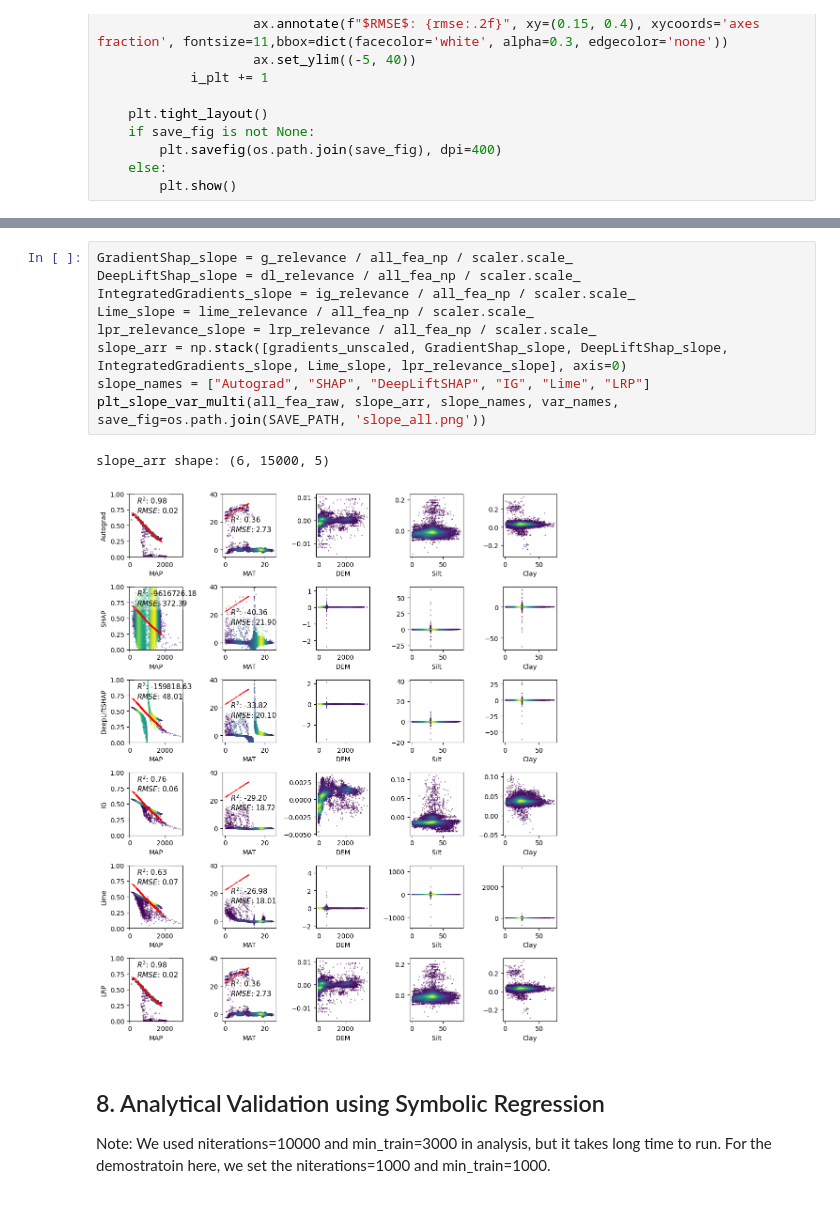
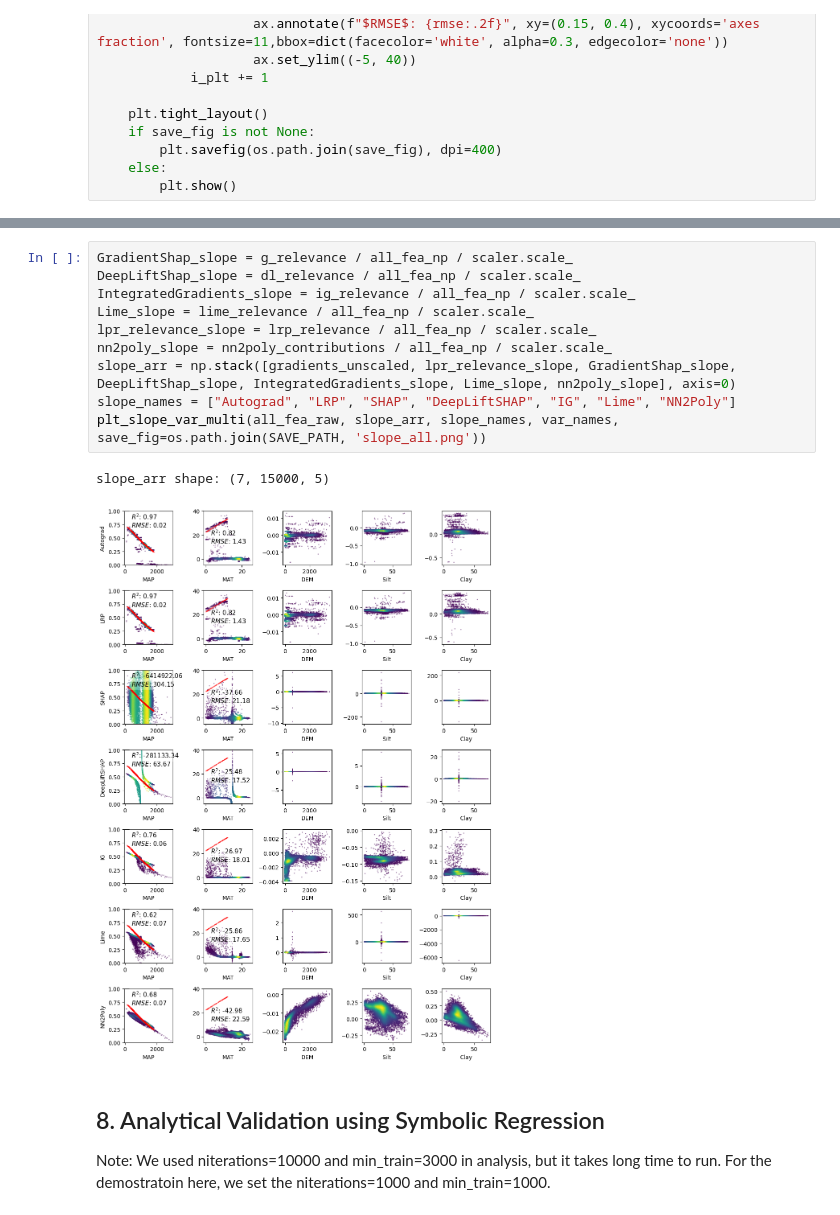
Before and after one commit to zhouqiang06/ADVISE, a Jupyter notebook: Demo_of_analysis_in_manuscript.ipynb, the cells around one changed output, grey strips where cells are left out. Drawn from its saved outputs; the diff is of its cells as text.

```diff
--- a/Demo_of_analysis_in_manuscript.ipynb
+++ b/Demo_of_analysis_in_manuscript.ipynb
@@ -732,15 +890,16 @@ contr_arr shape: (6, 15000, 5)
 # %%
 GradientShap_slope = g_relevance / all_fea_np / scaler.scale_
 DeepLiftShap_slope = dl_relevance / all_fea_np / scaler.scale_
 IntegratedGradients_slope = ig_relevance / all_fea_np / scaler.scale_
 Lime_slope = lime_relevance / all_fea_np / scaler.scale_
 lpr_relevance_slope = lrp_relevance / all_fea_np / scaler.scale_
-slope_arr = np.stack([gradients_unscaled, GradientShap_slope, DeepLiftShap_slope, IntegratedGradients_slope, Lime_slope, lpr_relevance_slope], axis=0)
-slope_names = ["Autograd", "SHAP", "DeepLiftSHAP", "IG", "Lime", "LRP"]
+nn2poly_slope = nn2poly_contributions / all_fea_np / scaler.scale_
+slope_arr = np.stack([gradients_unscaled, lpr_relevance_slope, GradientShap_slope, DeepLiftShap_slope, IntegratedGradients_slope, Lime_slope, nn2poly_slope], axis=0)
+slope_names = ["Autograd", "LRP", "SHAP", "DeepLiftSHAP", "IG", "Lime", "NN2Poly"]
 plt_slope_var_multi(all_fea_raw, slope_arr, slope_names, var_names, save_fig=os.path.join(SAVE_PATH, 'slope_all.png'))
 # %% [output]
-slope_arr shape: (6, 15000, 5)
+slope_arr shape: (7, 15000, 5)
-[figure, old version]
+[figure, new version]
 # %% [markdown]
 ## 8. Analytical Validation using Symbolic Regression
 Note: We used niterations=10000 and min_train=3000 in analysis, but it takes long time to run. For the demostratoin here, we set the niterations=1000 and min_train=1000.
```
Also changed, not shown: parts of 9 cells of this notebook.
